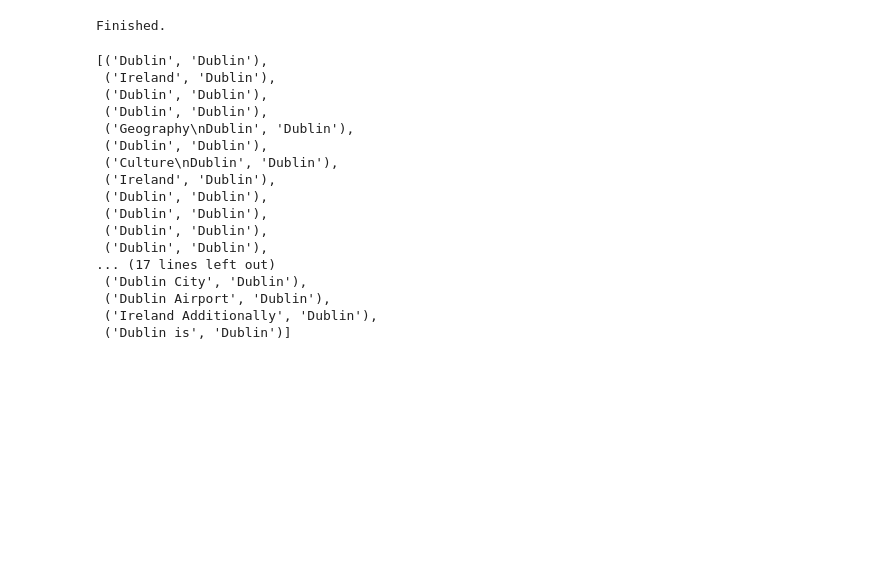
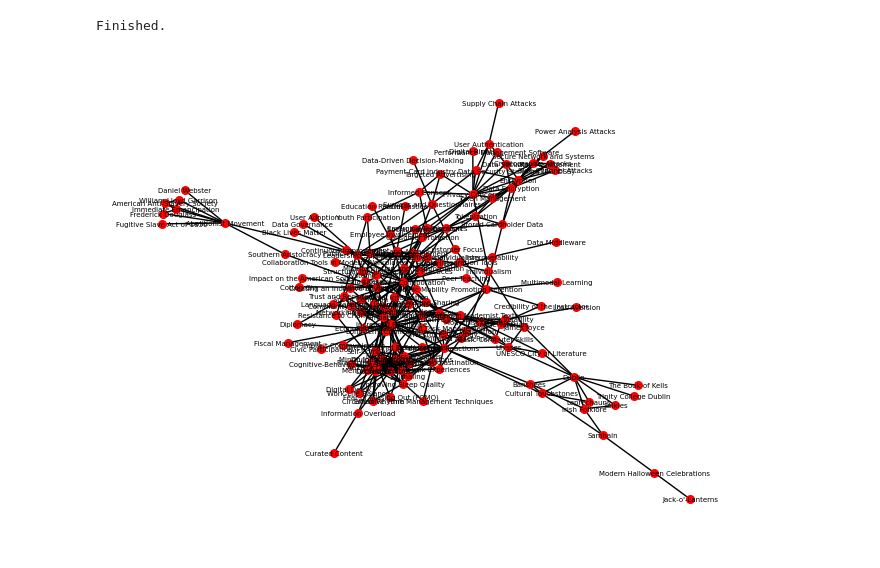
Before and after one commit to noel-friedrich/team1, a Jupyter notebook: backend/backlinking.ipynb, the cells around one changed output. Drawn from its saved outputs; the diff is of its cells as text; code cells hidden in the pictures; blank space fills up the shorter version.

```diff
--- a/backend/backlinking.ipynb
+++ b/backend/backlinking.ipynb
@@ -48,7 +48,7 @@ print("Finished.")
 Finished.
 # %%
 def tokenize(sentence: str) -> list[str]:
-    return sentence.replace(".", "").replace("!", "").replace("?", "").replace(",", "").split(" ")
+    return sentence.split(" ")
 
 article_backlinks: dict[str, list[str]] = {}
 all_titles = list(articles_map.keys())
@@ -88,27 +88,40 @@ for i, title in enumerate(articles_map.keys()):
 print("Finished.")
 # %% [output]
 Finished.
-# %%
-class Node:
-
-    def __init__(self, title, edges):
-        self.title = title
-        self.edges = edges
-# %% [output]
-[('Dublin', 'Dublin'),
- ('Ireland', 'Dublin'),
- ('Dublin', 'Dublin'),
- ('Dublin', 'Dublin'),
- ('Geography\nDublin', 'Dublin'),
- ('Dublin', 'Dublin'),
- ('Culture\nDublin', 'Dublin'),
- ('Ireland', 'Dublin'),
- ('Dublin', 'Dublin'),
- ('Dublin', 'Dublin'),
- ('Dublin', 'Dublin'),
- ('Dublin', 'Dublin'),
-... (17 lines left out)
- ('Dublin City', 'Dublin'),
- ('Dublin Airport', 'Dublin'),
- ('Ireland Additionally', 'Dublin'),
- ('Dublin is', 'Dublin')]
+# %%
+class Node:
+
+    def __init__(self, title, edges=None):
+        self.title = title
+        self.edges: list["Node"] = edges if edges is not None else list()
+
+article_node_map = {}
+for title in all_titles:
+    article_node_map[title] = Node(title)
+
+all_nodes: list[Node] = list(article_node_map.values())
+
+for node in all_nodes:
+    backlinks = article_backlinks[node.title]
+    outlinks = set(b[1] for b in backlinks)
+    for other_node in all_nodes:
+        if node.title == other_node.title:
+            continue
+        if other_node.title in outlinks:
+            node.edges.append(other_node)
+# %%
+import networkx as nx
+
+node_ids = {node.title: node.title for i, node in enumerate(all_nodes)}
+
+G = nx.Graph()
+for node in all_nodes:
+    if len(node.edges) == 0:
+        continue
+    G.add_node(node_ids[node.title])
+    for edge in node.edges:
+        G.add_edge(node_ids[node.title], node_ids[edge.title])
+
+nx.draw(G, node_size=30, font_size=5, with_labels=True, node_color="red")
+# %% [output]
+[figure, added]
```
Also changed, not shown: parts of 1 cell of this notebook, 2 other files.
